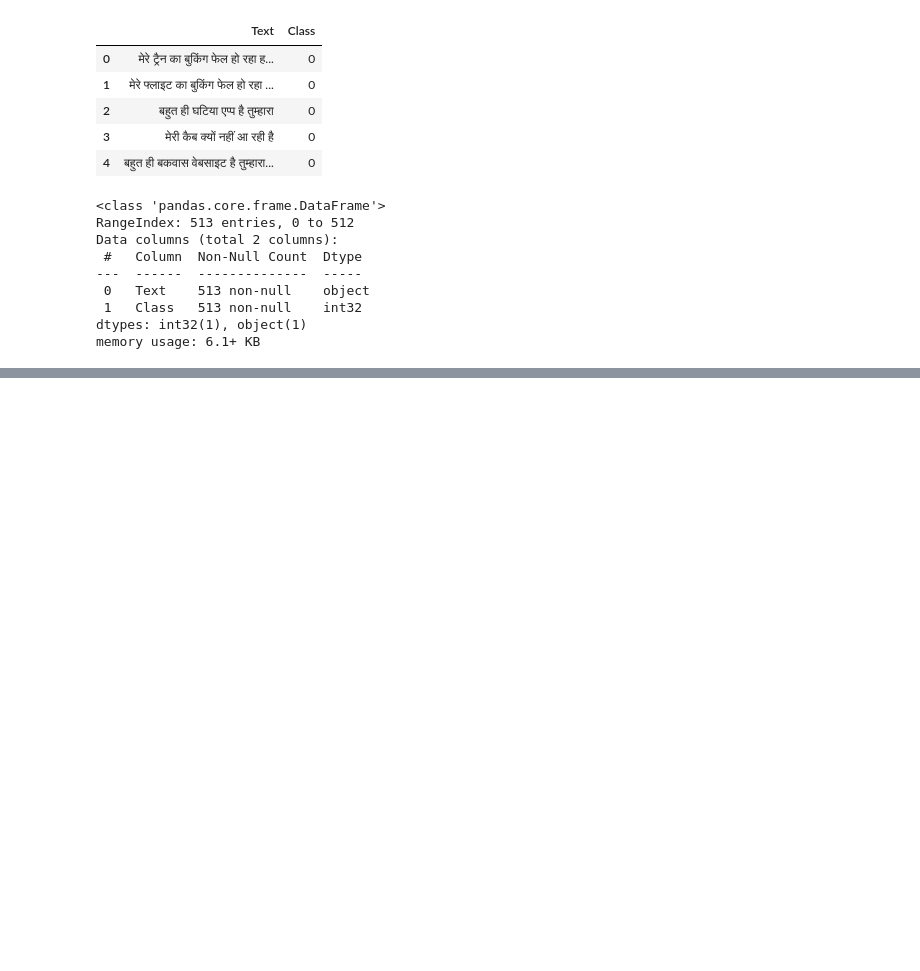
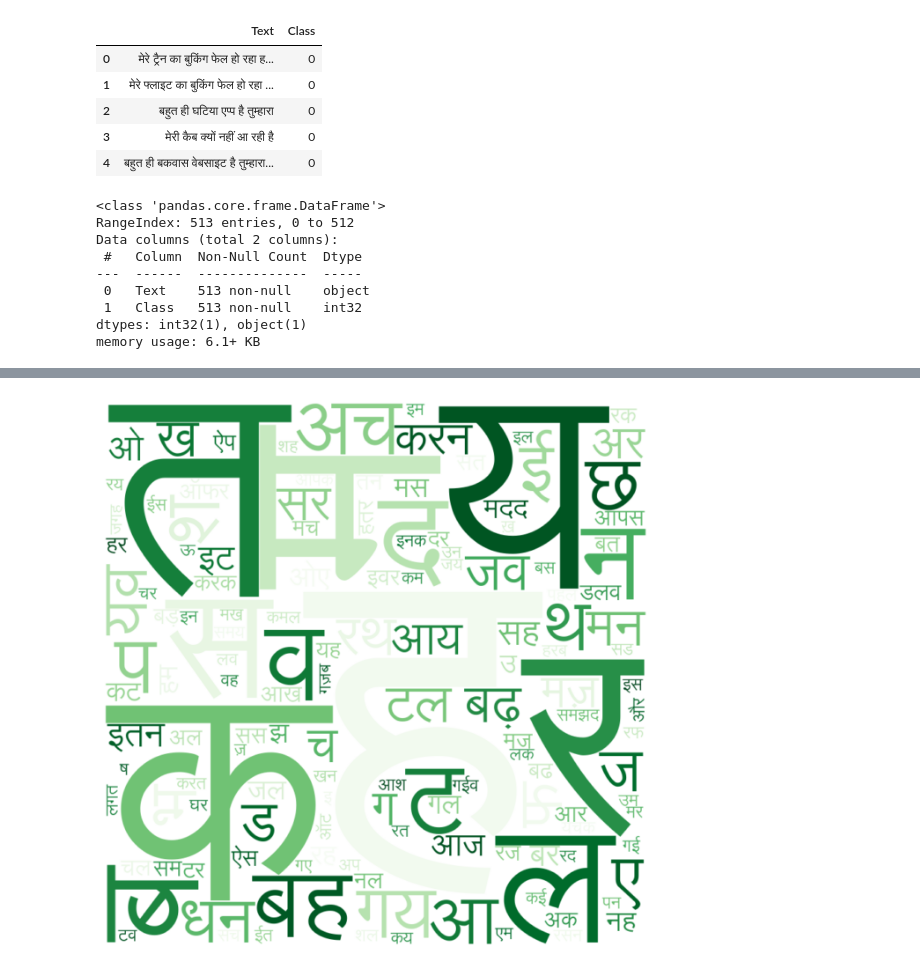
Before and after one commit to AbhiSpeak/hindi-sentiment-analysis, a Jupyter notebook: hindi-sentiment-analysis.ipynb, the cells around one changed output, grey strips where cells are left out. Cells and saved outputs as stored; diff of their text form; code cells hidden in the pictures; blank space fills up the shorter version.

```diff
--- a/hindi-sentiment-analysis.ipynb
+++ b/hindi-sentiment-analysis.ipynb
@@ -93,0 +105,10 @@ memory usage: 6.1+ KB
+# %%
+
+wc=WordCloud(width=800,height=800,colormap='Greens',stopwords=stop,background_color='white',min_font_size=10,font_path='./font/Lohit-Devanagari.ttf',collocations=False)
+wc.generate(''.join(df[df['Class']==1]['Text']))
+plt.figure(figsize=(8,8))
+plt.imshow(wc,interpolation='bilinear')
+plt.axis('off')
+plt.show()
+# %% [output]
+[figure, added]
```
Also changed, not shown: parts of 6 cells of this notebook.
